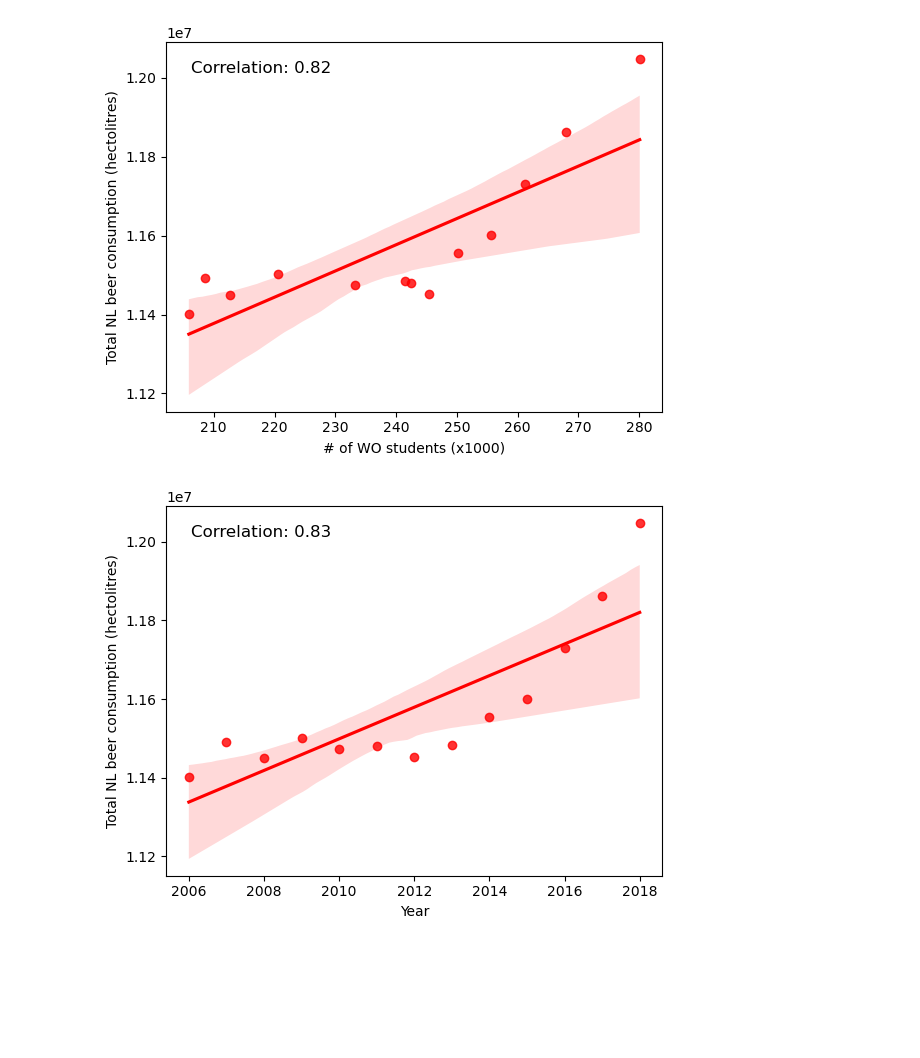
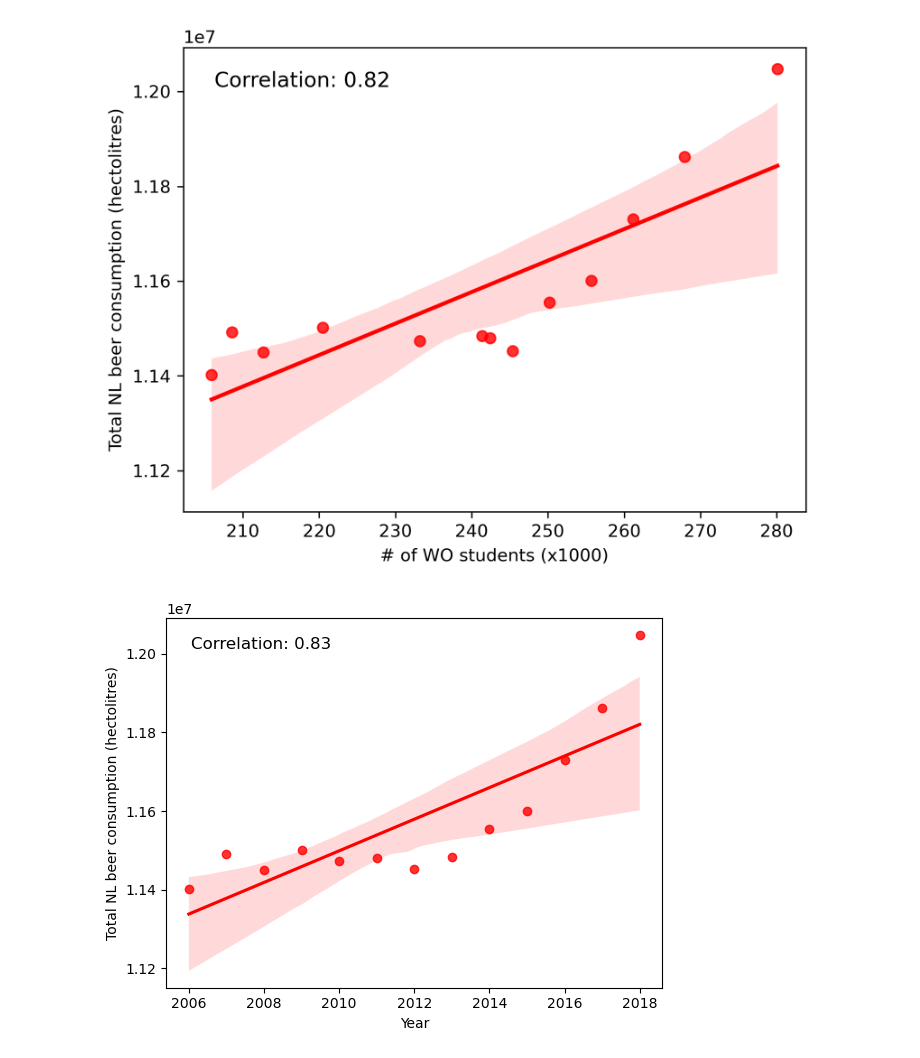
Before and after one commit to Rikkertttt/CS_Assignment_1, a Jupyter notebook: correlation.ipynb, the cells around one changed output. Cells and saved outputs as stored; diff of their text form; code cells hidden in the pictures; blank space fills up the shorter version.

```diff
--- a/correlation.ipynb
+++ b/correlation.ipynb
@@ -7,15 +7,15 @@ df = pd.read_csv("istherecorrelation.csv", delimiter=";")
 df["WO"] = df["WO [x1000]"].str.replace(',', '.').astype(float)
 df["Consumption (hl)"] = df["NL Beer consumption [x1000 hectoliter]"] * 1000
 # %%
-fig, ax = plt.subplots()
+fig, ax = plt.subplots(dpi=300)
 corr = df["WO"].corr(df["Consumption (hl)"])
 sns.regplot(data=df, x="WO", y="Consumption (hl)", scatter=True, ax=ax, color='red')
 ax.text(0.05, 0.95, f"Correlation: {corr:.2f}", transform=ax.transAxes, fontsize=12, verticalalignment='top')
 ax.set_xlabel("# of WO students (x1000)")
 ax.set_ylabel("Total NL beer consumption (hectolitres)")
 plt.show()
 # %% [output]
-[figure, old version]
+[figure, new version]
 # %%
 fig, ax = plt.subplots()
 corr = df["Year"].corr(df["Consumption (hl)"])
```
Also changed, not shown: 1 other file.
